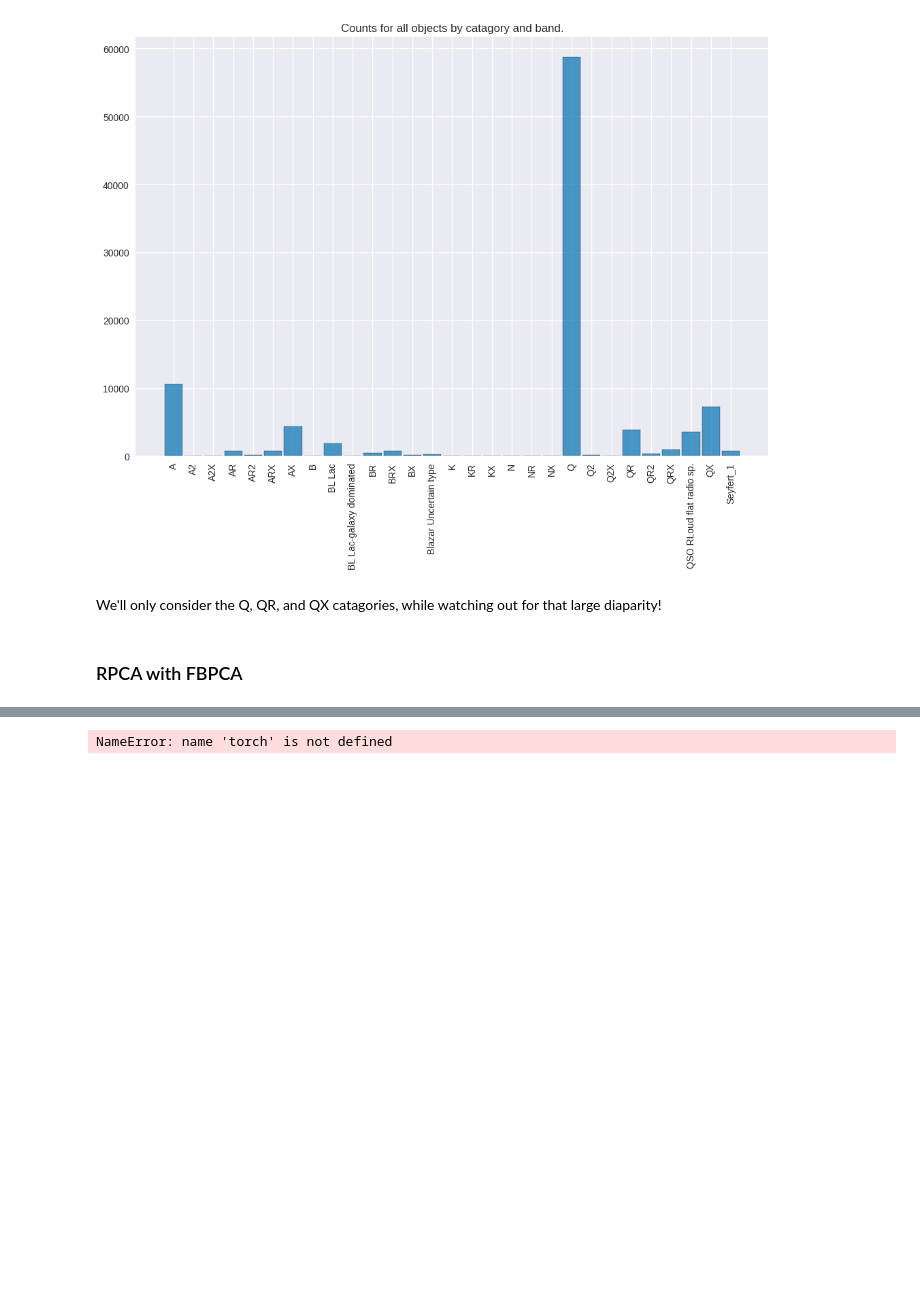
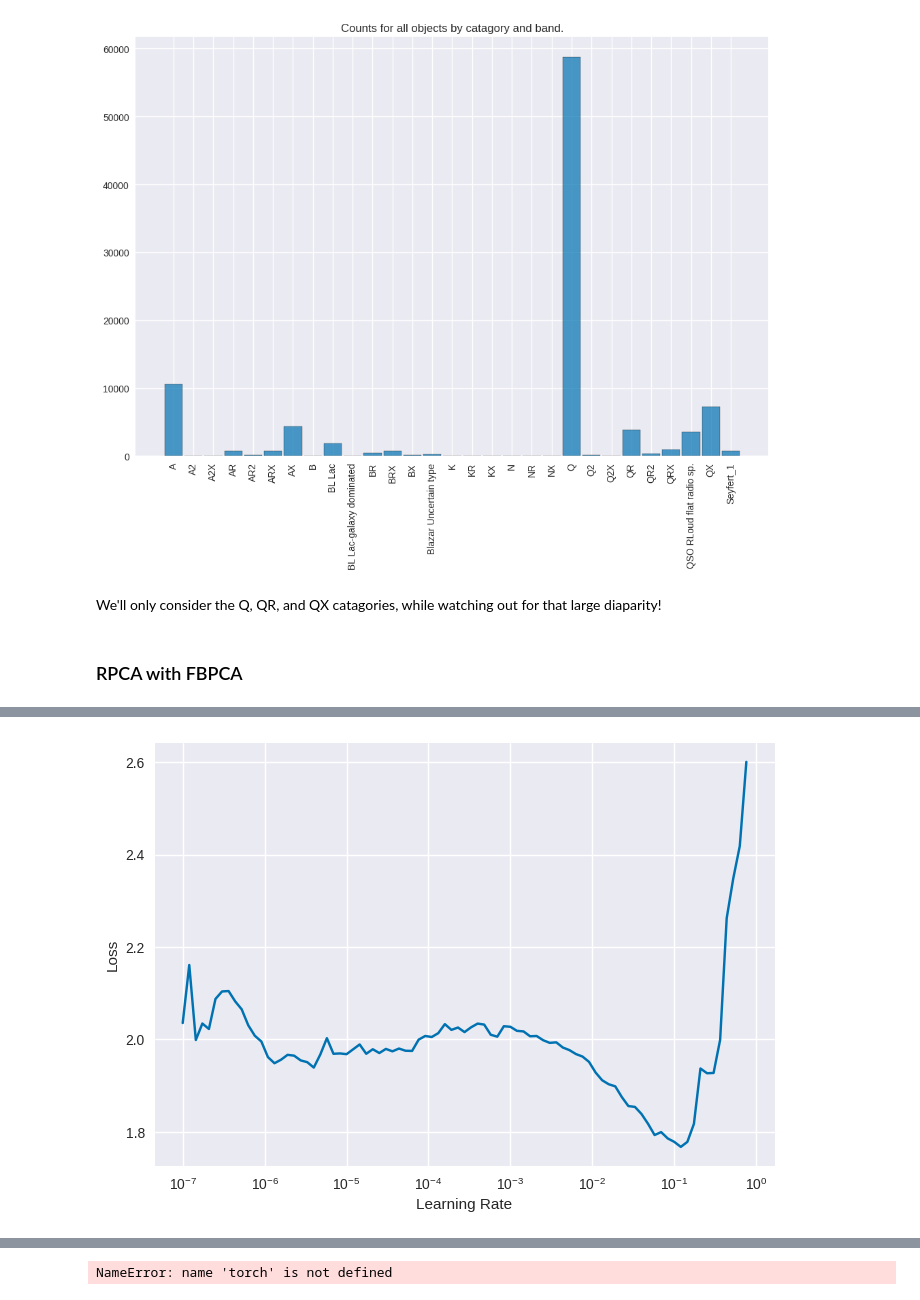
Before and after one commit to sjshamsi/Thesis, a Jupyter notebook: dmdt_Analysis/dmdt_RPCA_application.ipynb, the cells around one changed output, grey strips where cells are left out. Cells and saved outputs as stored; diff of their text form; code cells hidden in the pictures; blank space fills up the shorter version.

```diff
--- a/dmdt_Analysis/dmdt_RPCA_application.ipynb
+++ b/dmdt_Analysis/dmdt_RPCA_application.ipynb
@@ -213,0 +354,4 @@ plt.imshow(S[:, 77].reshape(50, 50))
+# %%
+learn.recorder.plot_lr_find()
+# %% [output]
+[figure, added]
```
Also changed, not shown: parts of 29 cells of this notebook, 8 other files.
